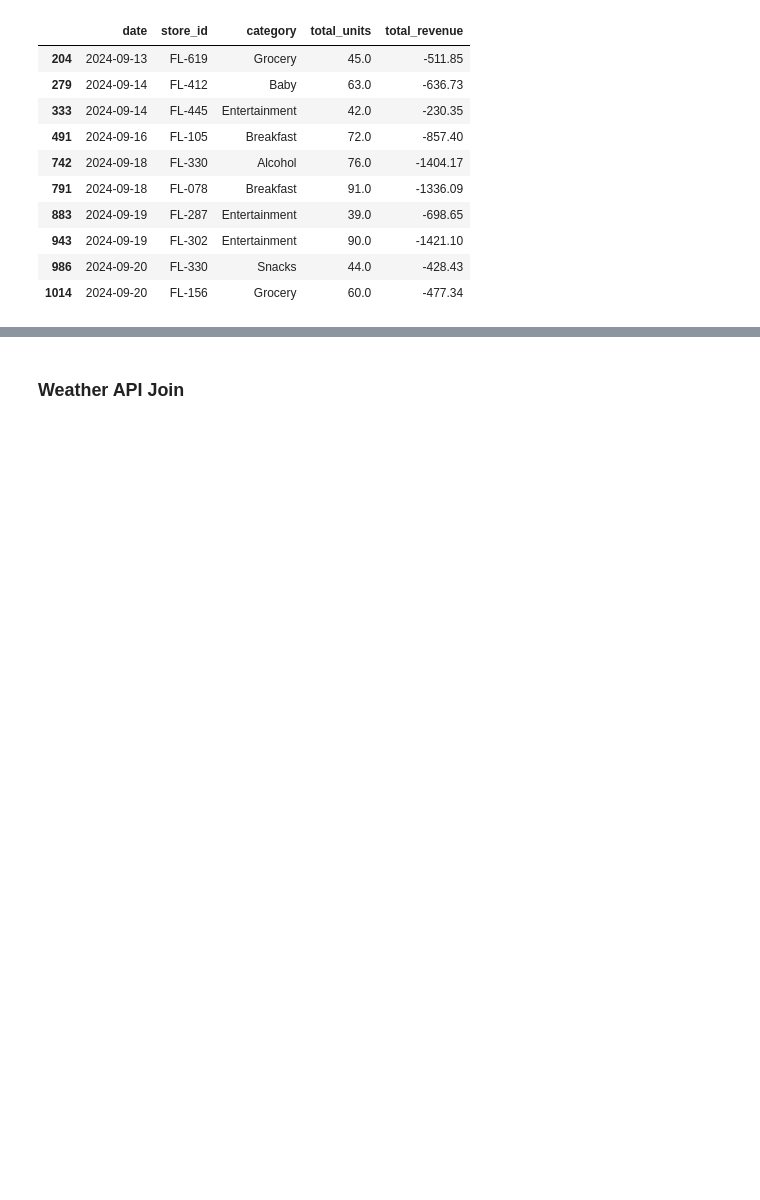
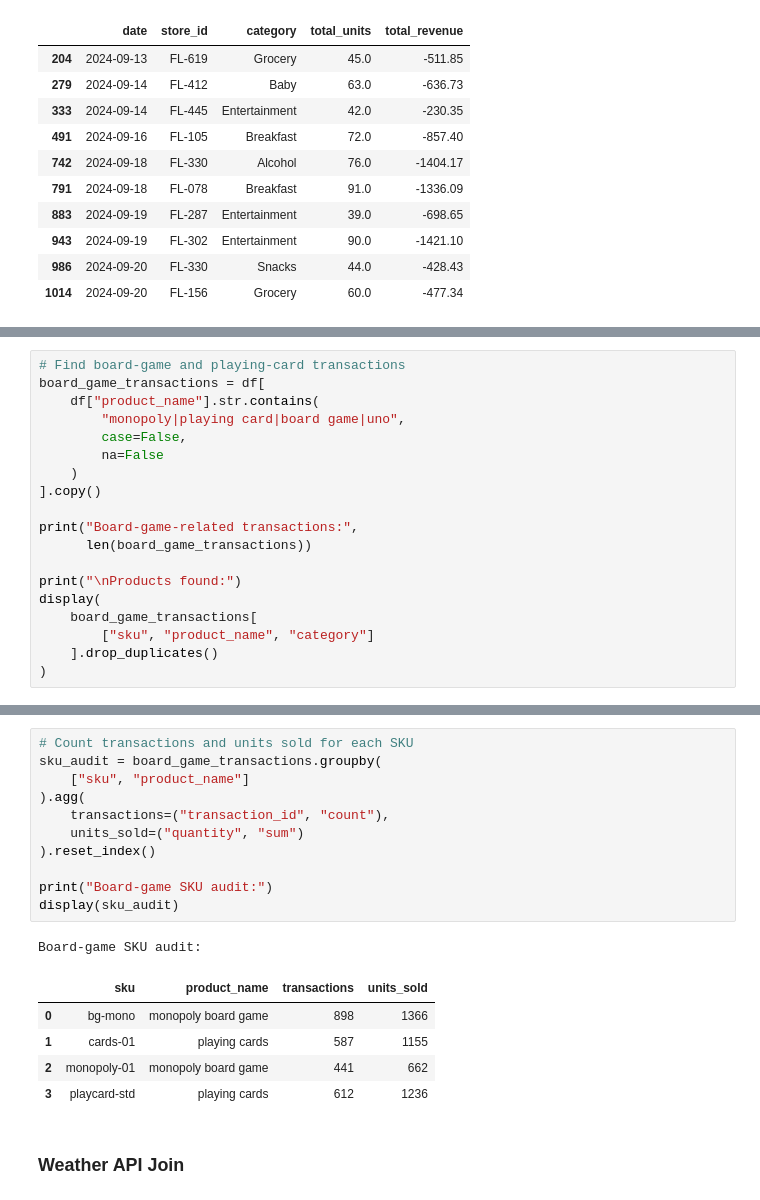
Before and after one commit to raffaellaalpaca-ai/walmart-hurricane-project, a Jupyter notebook: Walmart_Midterm_Notebook_(DS_2002).ipynb, the cells around one changed output, grey strips where cells are left out. Cells and saved outputs as stored; diff of their text form; blank space fills up the shorter version.

```diff
--- a/Walmart_Midterm_Notebook_(DS_2002).ipynb
+++ b/Walmart_Midterm_Notebook_(DS_2002).ipynb
@@ -1323,0 +1535,19 @@ Records with negative sales values:
+# %%
+# Find board-game and playing-card transactions
+board_game_transactions = df[
+    df["product_name"].str.contains(
+        "monopoly|playing card|board game|uno",
+        case=False,
+        na=False
+    )
+].copy()
+
+print("Board-game-related transactions:",
+      len(board_game_transactions))
+
+print("\nProducts found:")
+display(
+    board_game_transactions[
+        ["sku", "product_name", "category"]
+    ].drop_duplicates()
+)
@@ -1324,3 +1563,21 @@ Records with negative sales values:
+# %%
+# Count transactions and units sold for each SKU
+sku_audit = board_game_transactions.groupby(
+    ["sku", "product_name"]
+).agg(
+    transactions=("transaction_id", "count"),
+    units_sold=("quantity", "sum")
+).reset_index()
+
+print("Board-game SKU audit:")
+display(sku_audit)
+# %% [output]
+Board-game SKU audit:
+|  | sku | product_name | transactions | units_sold |
+| 0 | bg-mono | monopoly board game | 898 | 1366 |
+| 1 | cards-01 | playing cards | 587 | 1155 |
+| 2 | monopoly-01 | monopoly board game | 441 | 662 |
+| 3 | playcard-std | playing cards | 612 | 1236 |
 # %% [markdown]
 ### **Weather API Join**
 # %% [markdown]
```
Also changed, not shown: parts of 33 cells of this notebook.
